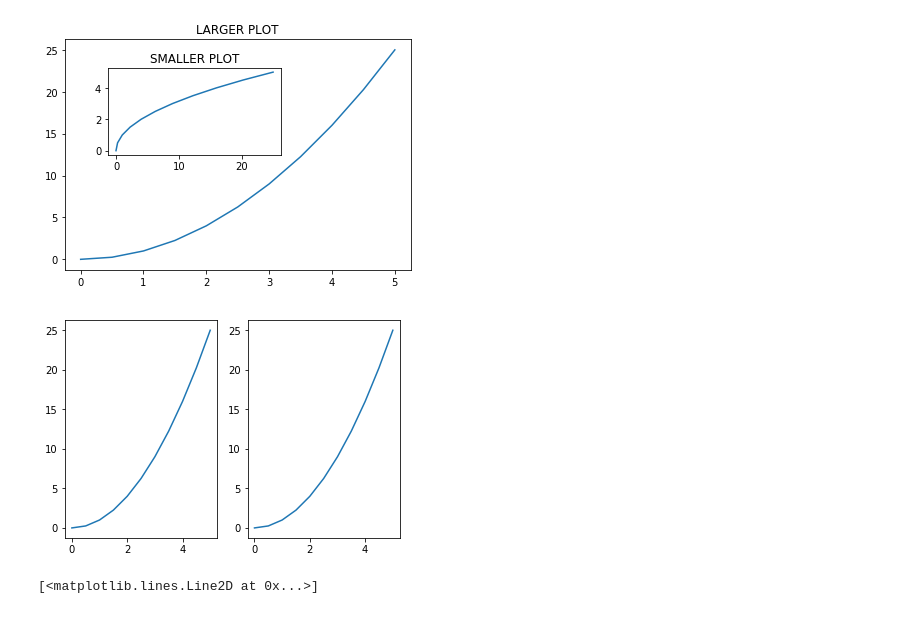
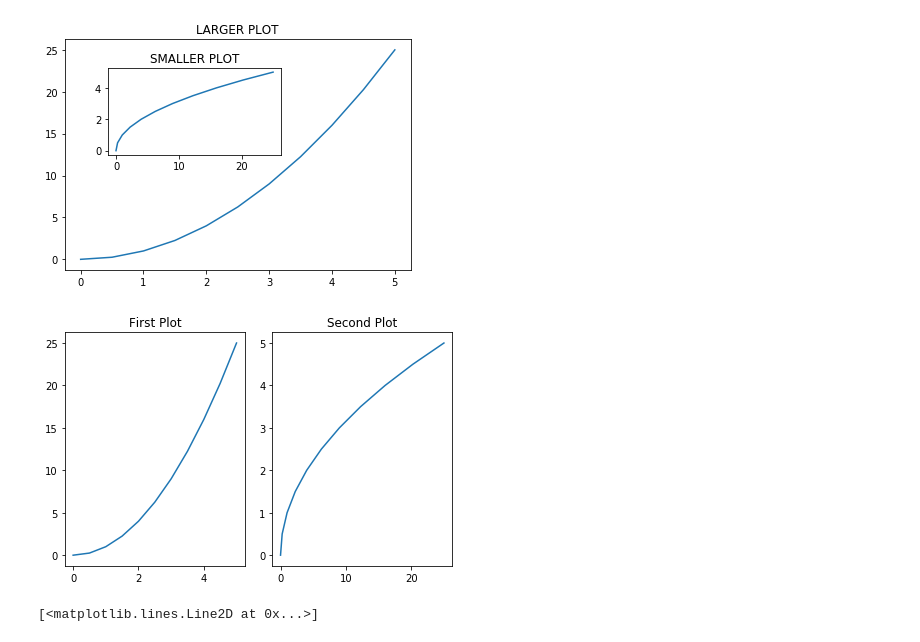
Before and after one commit to RAIERIN/PythonMachineLearningBasics, a Jupyter notebook: Matplotlib/Matplotlib Concepts Lecture.ipynb, the cells around one changed output. Cells and saved outputs as stored; diff of their text form; code cells hidden in the pictures.

Commit message:
completed second part of the matplotlib:

```diff
--- a/Matplotlib/Matplotlib Concepts Lecture.ipynb
+++ b/Matplotlib/Matplotlib Concepts Lecture.ipynb
@@ -97,9 +97,15 @@ Text(0.5, 1.0, 'SMALLER PLOT')
 # %%
 fig, axes = plt.subplots(nrows=1,ncols = 2)
 # for current_ax in axes:
 #     current_ax.plot(x,y)
+axes[0].plot(x,y)
+axes[0].set_title('First Plot')
+axes[1].plot(y,x)
+axes[1].set_title('Second Plot')
+
+plt.tight_layout()
 # %% [output]
-[figure, old version]
+[figure, new version]
 # %%
 # %% [output]
 [<matplotlib.lines.Line2D at 0x...>]
```
Also changed, not shown: parts of 7 cells of this notebook, 1 other file.
